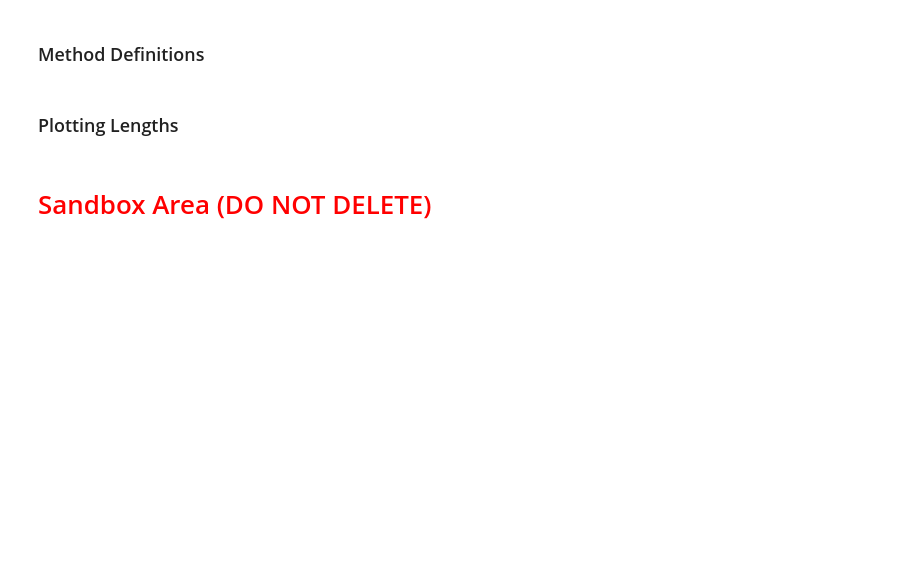
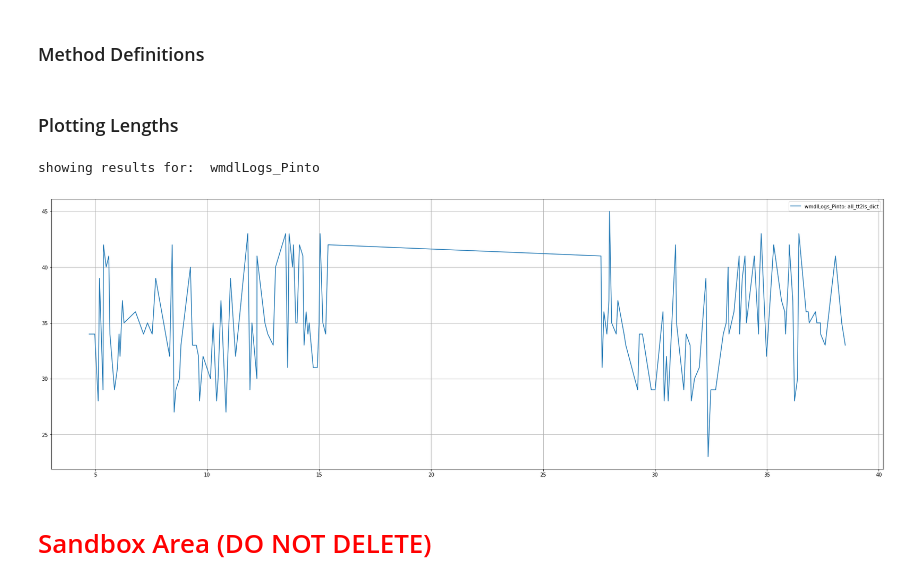
Before and after one commit to hooman67/poseEstimation, a Jupyter notebook: hsWM_algoDev.ipynb, the cells around one changed output. Drawn from its saved outputs; the diff is of its cells as text; code cells hidden in the pictures; blank space fills up the shorter version.

Commit message:
tooth height plot first commit

```diff
--- a/hsWM_algoDev.ipynb
+++ b/hsWM_algoDev.ipynb
@@ -1120,13 +1121,3 @@ def getAllLengthsForOneTooth(resDicForFrame, numberOfTeeth):
 
 
     return outDict
-# %%
-def getAllLengths(finalResultsDict, numberOfTeeth):
-    toothLengthsDict = {}
-
-    for resKey in finalResultsDict.keys():
-        toothLengthsDict[resKey] = {}
-        for time in finalResultsDict[resKey].keys():
-            toothLengthsDict[resKey][time] = getAllLengthsForOneTooth(finalResultsDict[resKey][time], numberOfTeeth)
-
-    return toothLengthsDict
@@ -1134,5 +1190,25 @@ def getAllLengths(finalResultsDict, numberOfTeeth):
 ### Plotting Lengths
 # %%
 lengthsDict = getAllLengths(finalResultsDict, numberOfTeeth=6)
+# %%
+for resKey in lengthsDict.keys():
+    print('\n\n\nshowing results for:  ' + str(resKey))
+
+    plt.figure(figsize=(30,10))
+   # plt.axis([0, 800, 20, 100])
+    ax = plt.axes()
+    ax.grid()
+
+
+    plt.plot(lengthsDict[resKey]['tooth_3_info']['all_tt2ls_dict']['times'], lengthsDict[resKey]['tooth_3_info']['all_tt2ls_dict']['lengths'], label=resKey + ': ' +'all_tt2ls_dict')
+
+    ax.legend()
+
+    #plt.savefig('/media/hooman/961293e3-04a5-40c5-afc0-2b205d0a7067/WM_PROJECT--thermal_Bucyrus--try6--trainingLogs--results--backups/'+toothKey+'.png')
+
+    plt.show()
+# %% [output]
+showing results for:  wmdlLogs_Pinto
+[figure, added]
 # %% [markdown]
 # <font color='red'> Sandbox Area (DO NOT DELETE)
```
Also changed, not shown: parts of 7 cells of this notebook.
